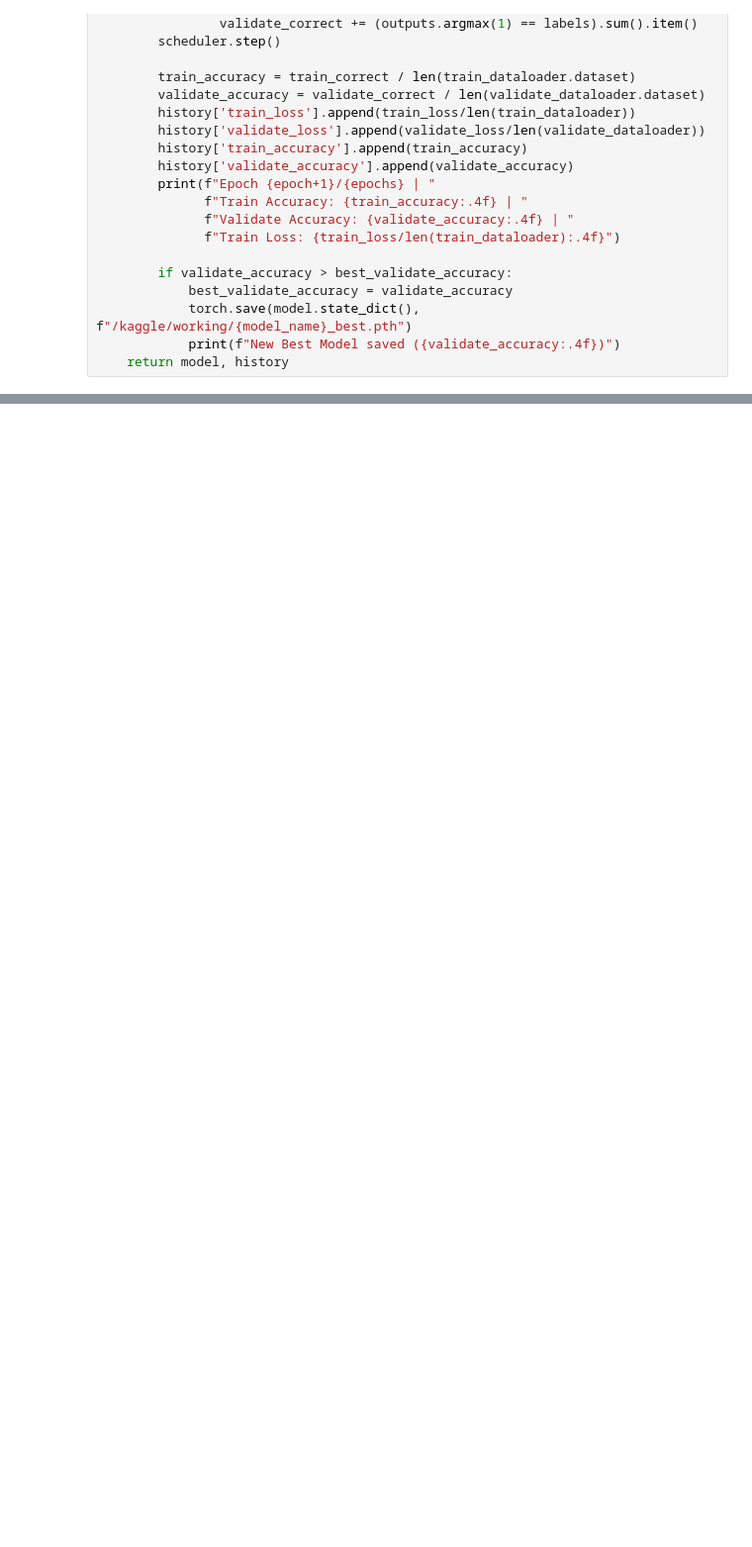
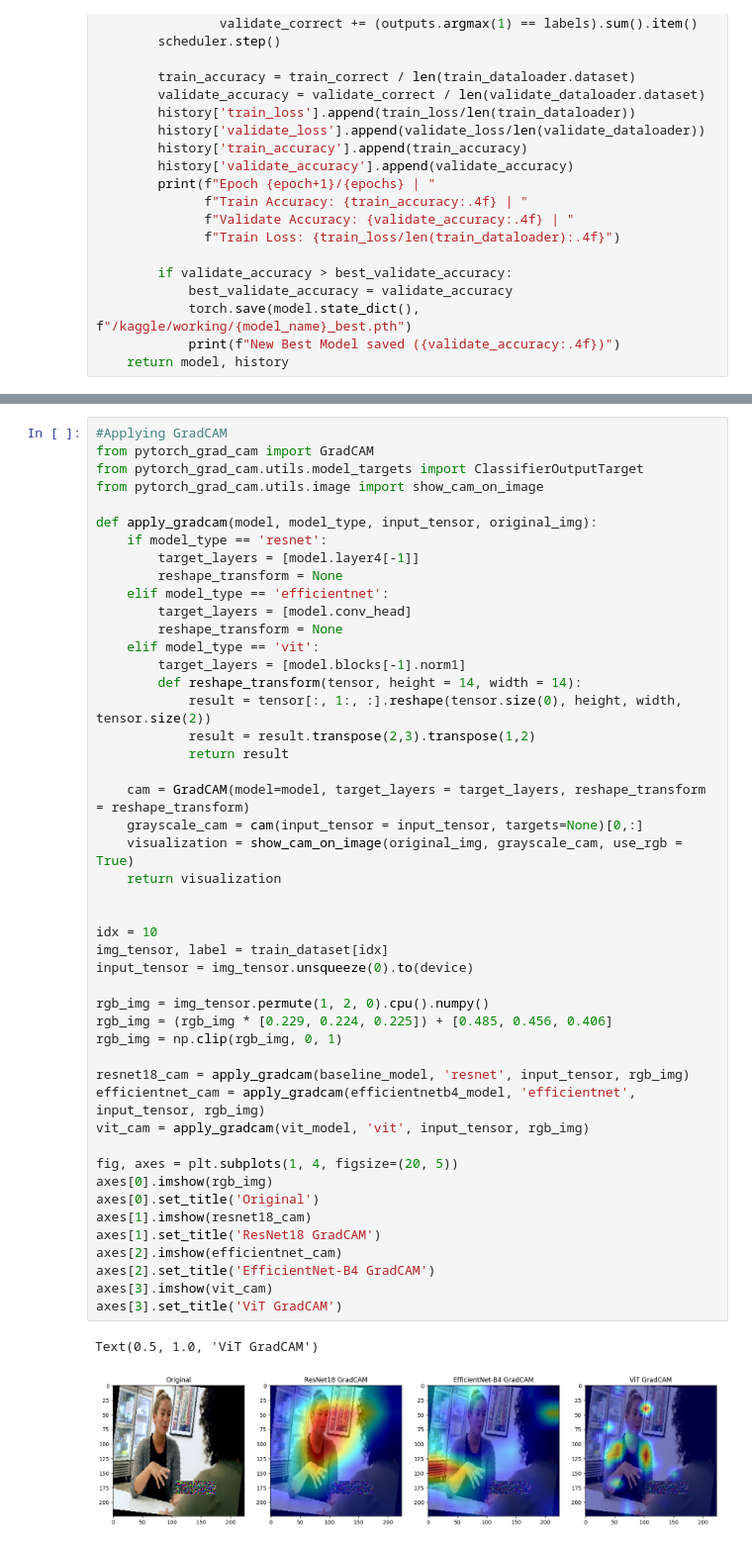
Before and after one commit to rino-genistus/DeepFake-Detection, a Jupyter notebook: deepfake_detection.ipynb, the cells around one changed output, grey strips where cells are left out. Shown at 99% size. Drawn from its saved outputs; the diff is of its cells as text; blank space fills up the shorter version.

```diff
--- a/deepfake_detection.ipynb
+++ b/deepfake_detection.ipynb
@@ -572,0 +593,50 @@ plot_training_history(vit_history, 'ViT Training History')
+# %%
+#Applying GradCAM
+from pytorch_grad_cam import GradCAM
+from pytorch_grad_cam.utils.model_targets import ClassifierOutputTarget
+from pytorch_grad_cam.utils.image import show_cam_on_image
+
+def apply_gradcam(model, model_type, input_tensor, original_img):
+    if model_type == 'resnet':
+        target_layers = [model.layer4[-1]]
+        reshape_transform = None
+    elif model_type == 'efficientnet':
+        target_layers = [model.conv_head]
+        reshape_transform = None
+    elif model_type == 'vit':
+        target_layers = [model.blocks[-1].norm1]
+        def reshape_transform(tensor, height = 14, width = 14):
+            result = tensor[:, 1:, :].reshape(tensor.size(0), height, width, tensor.size(2))
+            result = result.transpose(2,3).transpose(1,2)
+            return result
+
+    cam = GradCAM(model=model, target_layers = target_layers, reshape_transform = reshape_transform)
+    grayscale_cam = cam(input_tensor = input_tensor, targets=None)[0,:]
+    visualization = show_cam_on_image(original_img, grayscale_cam, use_rgb = True)
+    return visualization
+
+
+idx = 10
+img_tensor, label = train_dataset[idx]
+input_tensor = img_tensor.unsqueeze(0).to(device)
+
+rgb_img = img_tensor.permute(1, 2, 0).cpu().numpy()
+rgb_img = (rgb_img * [0.229, 0.224, 0.225]) + [0.485, 0.456, 0.406]
+rgb_img = np.clip(rgb_img, 0, 1)
+
+resnet18_cam = apply_gradcam(baseline_model, 'resnet', input_tensor, rgb_img)
+efficientnet_cam = apply_gradcam(efficientnetb4_model, 'efficientnet', input_tensor, rgb_img)
+vit_cam = apply_gradcam(vit_model, 'vit', input_tensor, rgb_img)
+
+fig, axes = plt.subplots(1, 4, figsize=(20, 5))
+axes[0].imshow(rgb_img)
+axes[0].set_title('Original')
+axes[1].imshow(resnet18_cam)
+axes[1].set_title('ResNet18 GradCAM')
+axes[2].imshow(efficientnet_cam)
+axes[2].set_title('EfficientNet-B4 GradCAM')
+axes[3].imshow(vit_cam)
+axes[3].set_title('ViT GradCAM')
+# %% [output]
+Text(0.5, 1.0, 'ViT GradCAM')
+[figure, added]
```
Also changed, not shown: parts of 13 cells of this notebook.
